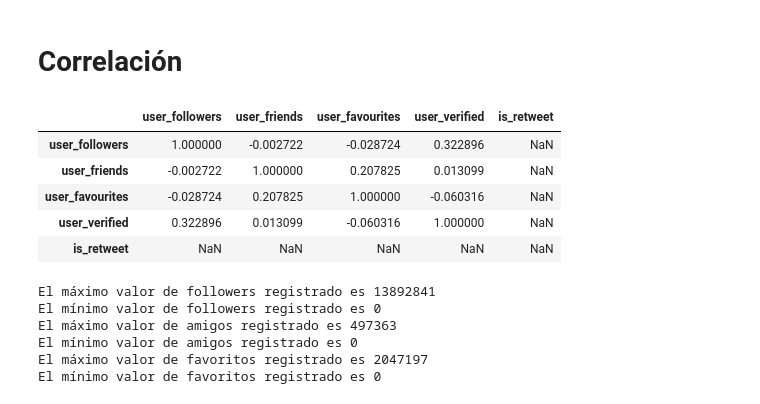
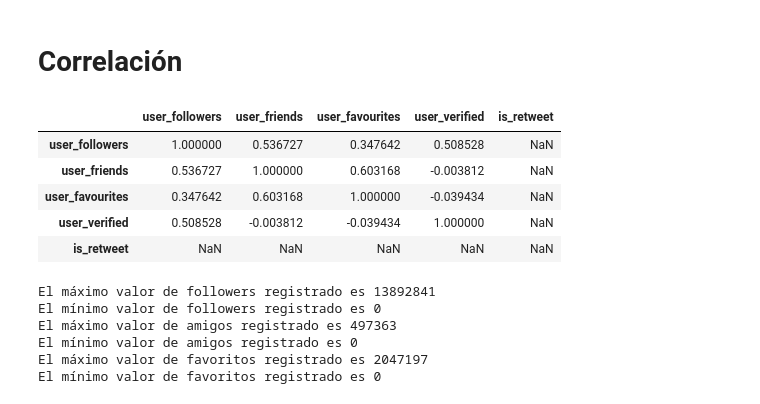
Before and after one commit to MauricioHernandezMatias/Mirepositorio, a Jupyter notebook: reto.ipynb, the cells around one changed output. Drawn from its saved outputs; the diff is of its cells as text; code cells hidden in the pictures.

```diff
--- a/reto.ipynb
+++ b/reto.ipynb
@@ -75,13 +75,13 @@ plt.show()
 # %% [markdown]
 # Correlación
 # %%
-dataframe.corr(method ='pearson')
+dataframe.corr(method ='spearman')
 # %% [output]
 |  | user_followers | user_friends | user_favourites | user_verified | is_retweet |
-| user_followers | 1.000000 | -0.002722 | -0.028724 | 0.322896 | NaN |
-| user_friends | -0.002722 | 1.000000 | 0.207825 | 0.013099 | NaN |
-| user_favourites | -0.028724 | 0.207825 | 1.000000 | -0.060316 | NaN |
-| user_verified | 0.322896 | 0.013099 | -0.060316 | 1.000000 | NaN |
+| user_followers | 1.000000 | 0.536727 | 0.347642 | 0.508528 | NaN |
+| user_friends | 0.536727 | 1.000000 | 0.603168 | -0.003812 | NaN |
+| user_favourites | 0.347642 | 0.603168 | 1.000000 | -0.039434 | NaN |
+| user_verified | 0.508528 | -0.003812 | -0.039434 | 1.000000 | NaN |
 | is_retweet | NaN | NaN | NaN | NaN | NaN |
 # %%
 data_1 = dataframe['user_followers']
```
Also changed, not shown: parts of 8 cells of this notebook.
